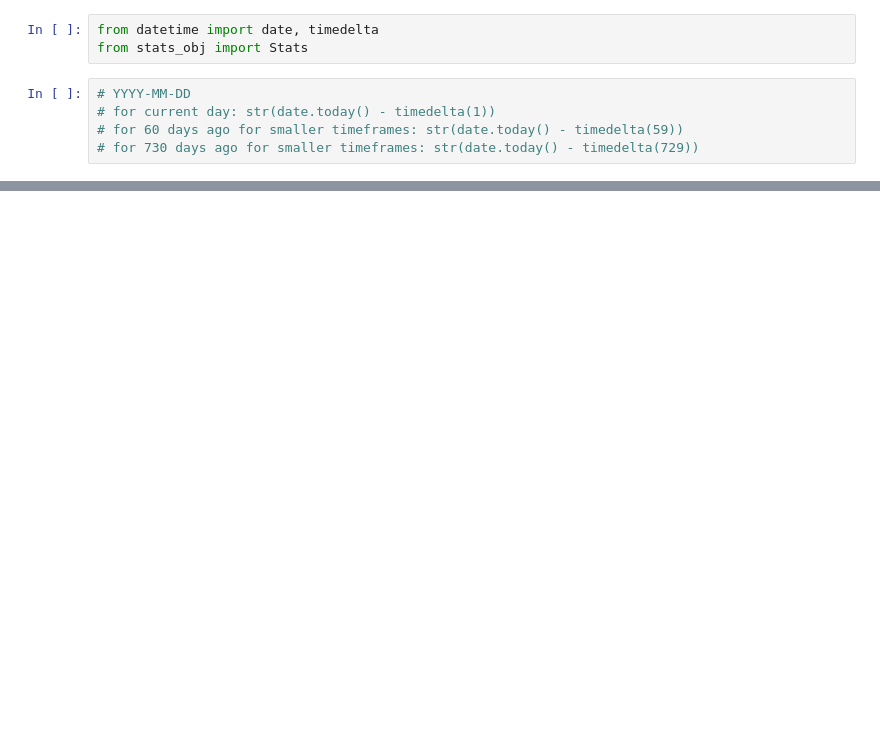
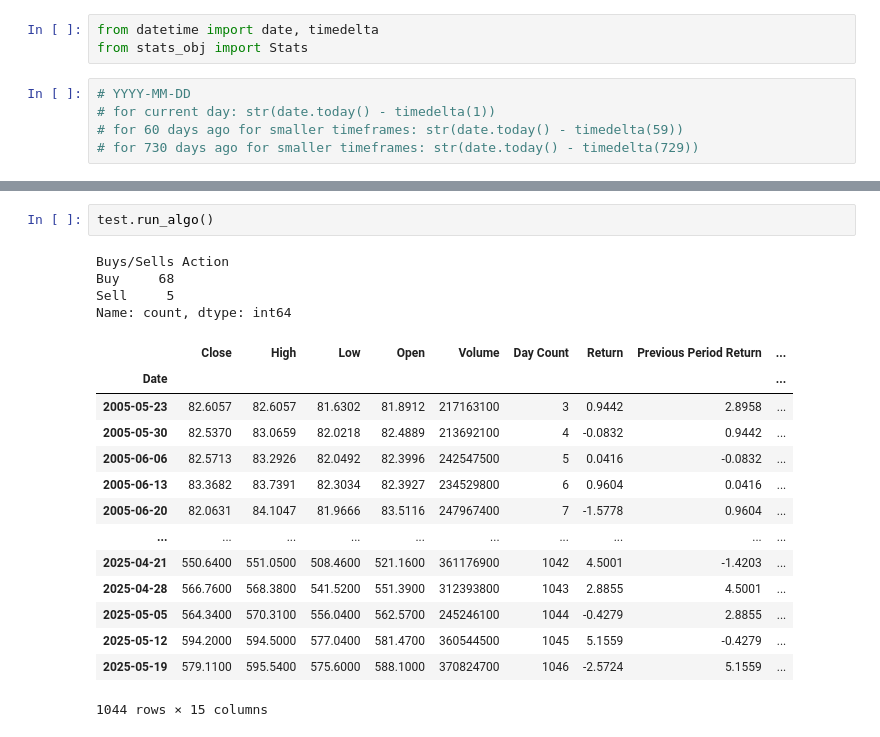
Before and after one commit to FilBillions/conditional_probability_model_1, a Jupyter notebook: Probability_Distribution.ipynb, the cells around one changed output, grey strips where cells are left out. Cells and saved outputs as stored; diff of their text form; blank space fills up the shorter version.

```diff
--- a/Probability_Distribution.ipynb
+++ b/Probability_Distribution.ipynb
@@ -61,0 +71,21 @@ P(>3% | 1% to 2%) = 1.3889%
+# %%
+test.run_algo()
+# %% [output]
+Buys/Sells Action
+Buy     68
+Sell     5
+Name: count, dtype: int64
+|  | Close | High | Low | Open | Volume | Day Count | Return | Previous Period Return | ... |
+| Date |  |  |  |  |  |  |  |  | ... |
+| 2005-05-23 | 82.6057 | 82.6057 | 81.6302 | 81.8912 | 217163100 | 3 | 0.9442 | 2.8958 | ... |
+| 2005-05-30 | 82.5370 | 83.0659 | 82.0218 | 82.4889 | 213692100 | 4 | -0.0832 | 0.9442 | ... |
+| 2005-06-06 | 82.5713 | 83.2926 | 82.0492 | 82.3996 | 242547500 | 5 | 0.0416 | -0.0832 | ... |
+| 2005-06-13 | 83.3682 | 83.7391 | 82.3034 | 82.3927 | 234529800 | 6 | 0.9604 | 0.0416 | ... |
+| 2005-06-20 | 82.0631 | 84.1047 | 81.9666 | 83.5116 | 247967400 | 7 | -1.5778 | 0.9604 | ... |
+| ... | ... | ... | ... | ... | ... | ... | ... | ... | ... |
+| 2025-04-21 | 550.6400 | 551.0500 | 508.4600 | 521.1600 | 361176900 | 1042 | 4.5001 | -1.4203 | ... |
+| 2025-04-28 | 566.7600 | 568.3800 | 541.5200 | 551.3900 | 312393800 | 1043 | 2.8855 | 4.5001 | ... |
+| 2025-05-05 | 564.3400 | 570.3100 | 556.0400 | 562.5700 | 245246100 | 1044 | -0.4279 | 2.8855 | ... |
+| 2025-05-12 | 594.2000 | 594.5000 | 577.0400 | 581.4700 | 360544500 | 1045 | 5.1559 | -0.4279 | ... |
+| 2025-05-19 | 579.1100 | 595.5400 | 575.6000 | 588.1000 | 370824700 | 1046 | -2.5724 | 5.1559 | ... |
+1044 rows × 15 columns
```
Also changed, not shown: parts of 4 cells of this notebook, 1 other file.
